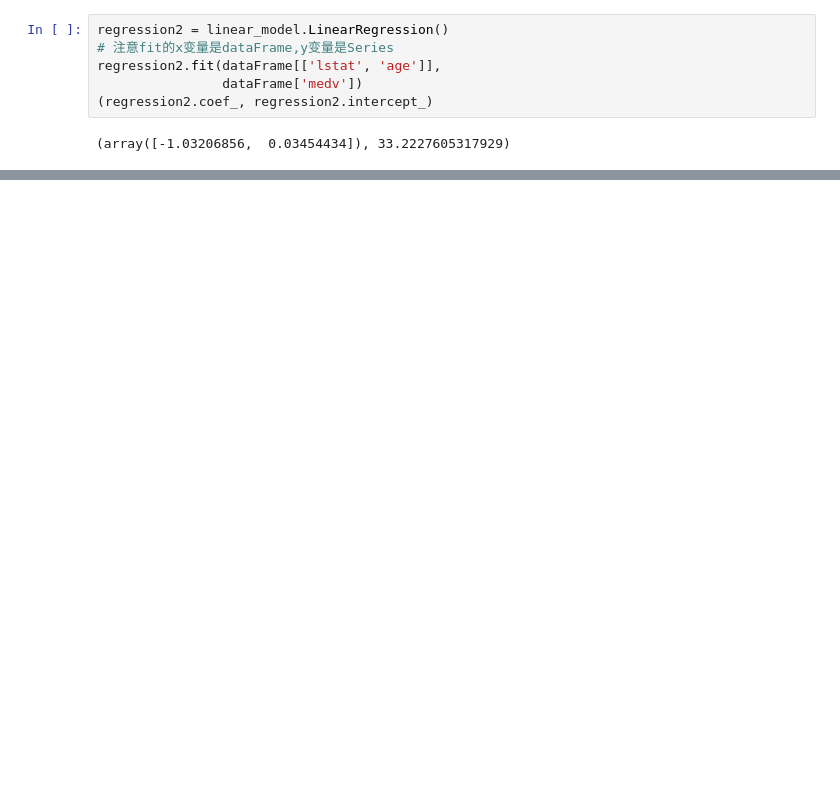
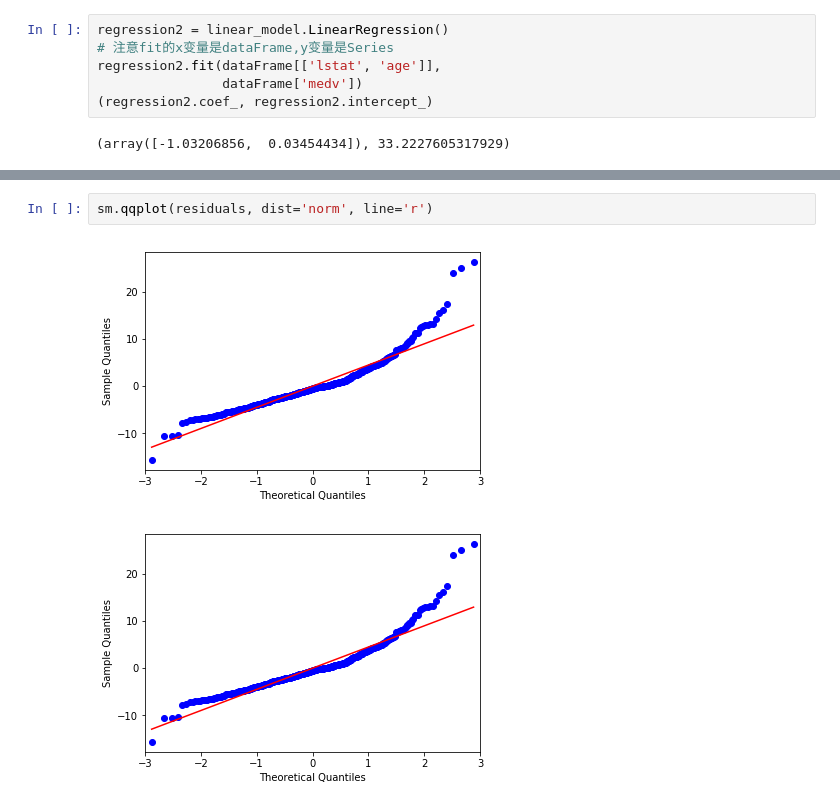
Before and after one commit to sidens1996/AnIntroductionToStatisticalLearning, a Jupyter notebook: ch3 linear regression/ch3.ipynb, the cells around one changed output, grey strips where cells are left out. Saved outputs shown, nothing was run; the diff lists cells and outputs as text; blank space fills up the shorter version.

```diff
--- a/ch3 linear regression/ch3.ipynb
+++ b/ch3 linear regression/ch3.ipynb
@@ -101,0 +145,5 @@ regression2.fit(dataFrame[['lstat', 'age']],
+# %%
+sm.qqplot(residuals, dist='norm', line='r')
+# %% [output]
+[figure, added]
+[figure, added]
```
Also changed, not shown: parts of 14 cells of this notebook, 1 other file.
